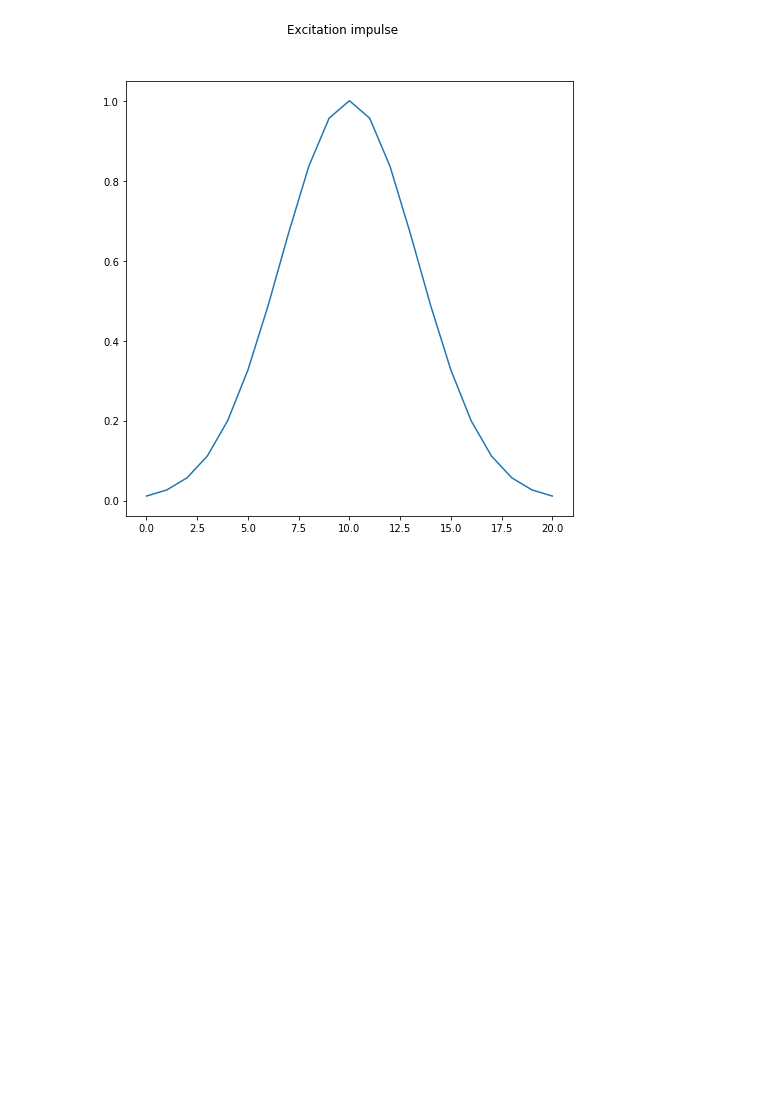
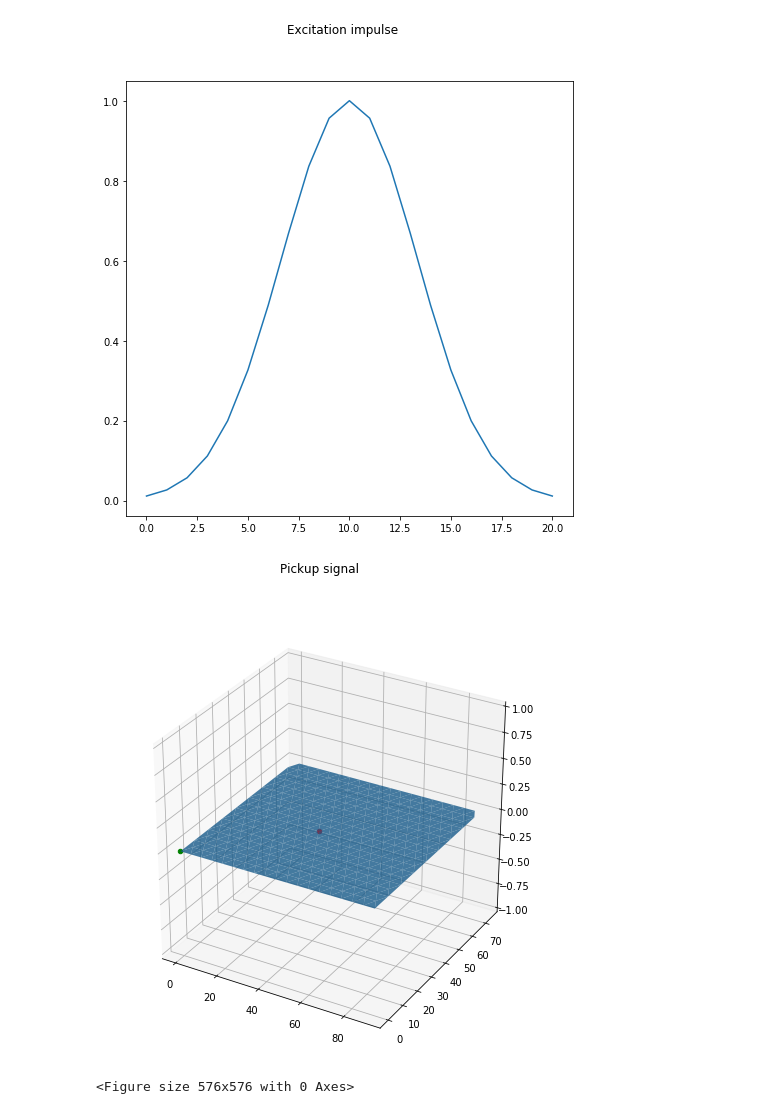
Before and after one commit to martelloni/virtualmembrane, a Jupyter notebook: PythonValidation.ipynb, the cells around one changed output. Cells and saved outputs as stored; diff of their text form; code cells hidden in the pictures; blank space fills up the shorter version.

```diff
--- a/PythonValidation.ipynb
+++ b/PythonValidation.ipynb
@@ -115,13 +122,25 @@ float impulse[impulse_length] =
 };
 [figure]
 # %%
-fig = plt.figure("Pickup signal")
+fig = plt.figure()
+fig.suptitle("Pickup signal")
 ax = plt.gca()
-fig3d = plt.figure("Mesh velocity")
+ax.set_ylim([-1, 1])
+fig3d = plt.figure()
+fig3d.suptitle("Mesh velocity")
 ax3d = fig.gca(projection='3d')
+sourcex, sourcey = mesh.GetSource()
+pickupx, pickupy = mesh.GetPickup()
+_ = ax3d.scatter(sourcex, sourcey, 0, color="r")
+_ = ax3d.scatter(pickupx, pickupy, 0, color="g")
+_ = ax3d.set_zlim([-1, 1])
 pickup_output = np.zeros(len(impulse))
 
 for smpidx, imp_sample in enumerate(impulse):
     pickup_output[smpidx] = mesh.ProcessSample(True, imp_sample)
-    ax.plot(pickup_output)
-    fig.show()
+ax.plot(pickup_output)
+_ = ax3d.plot_trisurf(mesh_coords[:,0], mesh_coords[:,1], mesh.GetV(),
+alpha=0.8)
+# %% [output]
+[figure, added]
+<Figure size 576x576 with 0 Axes>
```
Also changed, not shown: parts of 1 cell of this notebook, 3 other files.
